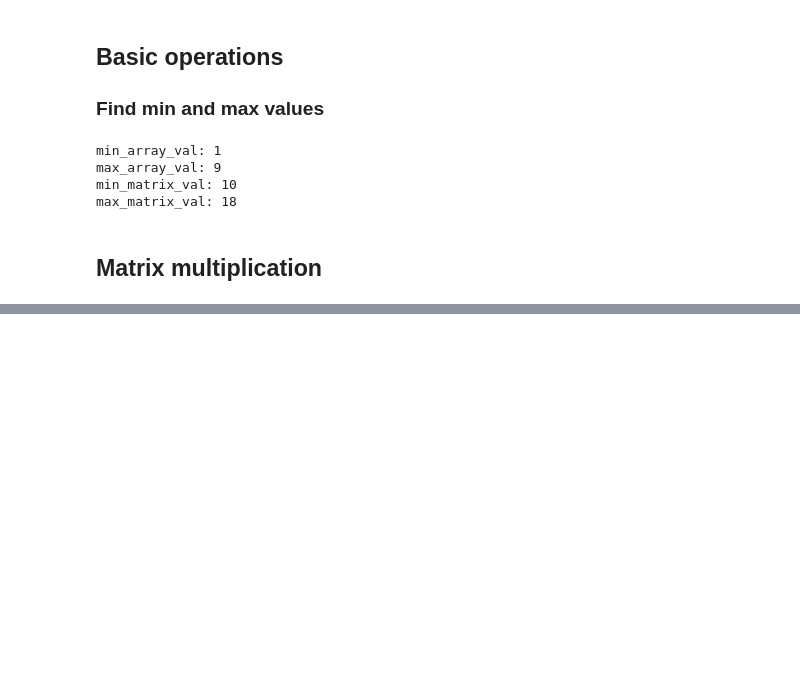
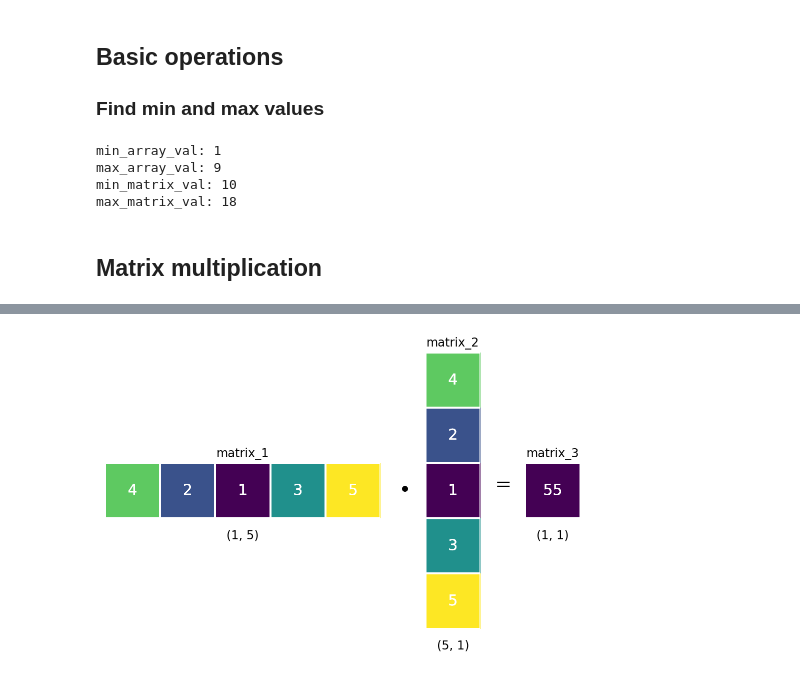
Before and after one commit to Bjarten/numpy-tutorial, a Jupyter notebook: numpy-examples.ipynb, the cells around one changed output, grey strips where cells are left out. Drawn from its saved outputs; the diff is of its cells as text; code cells hidden in the pictures; blank space fills up the shorter version.

Commit message:
feat(visulize_multiplication): automatic resizing of matrix columns

```diff
--- a/numpy-examples.ipynb
+++ b/numpy-examples.ipynb
@@ -49,7 +50,16 @@ def visulize_multiplication(matrices, names):
         raise ValueError(f'{names[2]} should have shape {(matrices[0].shape[0],matrices[1].shape[1])}'\
                          f' not shape {matrices[2].shape}')
 
-    fig, ax = plt.subplots(1,3,figsize=(10,10))
+    # The gridspec_kw = {'width_ratios': ... } scales the width of the plots to have
+    # the correct width with the repect to number of colums there are in the matrix
+    min_columns = np.min(np.array([matrices[0].shape[1], matrices[1].shape[1], matrices[2].shape[1]]))
+    total_column_n = matrices[0].shape[1] + matrices[1].shape[1] + matrices[2].shape[1]
+
+    fig, ax = plt.subplots(1,3, gridspec_kw = {'width_ratios':[matrices[0].shape[1]-min_columns+1,
+                                                               matrices[1].shape[1]-min_columns+1,
+                                                               matrices[2].shape[1]-min_columns+1]},
+                          figsize=(total_column_n,10))
+
     for i, matrix in enumerate(matrices):
         im = ax[i].imshow(matrix, cmap=colormap)
         # Plot numbers inside matrix squares
@@ -74,12 +84,12 @@ def visulize_multiplication(matrices, names):
         ax[i].tick_params(which="minor", bottom=False, left=False)
 
         # Write on axis
-        ax[i].set_title(names[i], fontsize=13)
+        ax[i].set_title(names[i], fontsize=12)
         ax[i].set_xlabel(matrix.shape,fontsize=12)
         if i == 1:
             ax[i].set_ylabel("•",fontsize=20, y = 0.52)
         if i == 2:
-            ax[i].set_ylabel('\n\n\n=',fontsize=20, rotation=0, labelpad=15, y = 0.44)
+            ax[i].set_ylabel('=',fontsize=20, rotation=0, labelpad=15, y = 0.42)
 
     figsize=(1,1)
     fig.tight_layout()
@@ -147,3 +157,13 @@ visulize_multiplication(matrices_1, names_1)
 # %% [output]
 (2, 3)
 [figure]
+# %%
+matrix_1 = np.array([[4,2,1,3,5]])
+matrix_2 = np.array([[4],[2], [1], [3], [5]])
+matrix_3 = np.dot(matrix_1,matrix_2)
+matrices_1 = [matrix_1, matrix_2, matrix_3]
+names_1 = ['matrix_1', 'matrix_2', 'matrix_3']
+
+visulize_multiplication(matrices_1, names_1)
+# %% [output]
+[figure, added]
```
Also changed, not shown: parts of 3 cells of this notebook.
